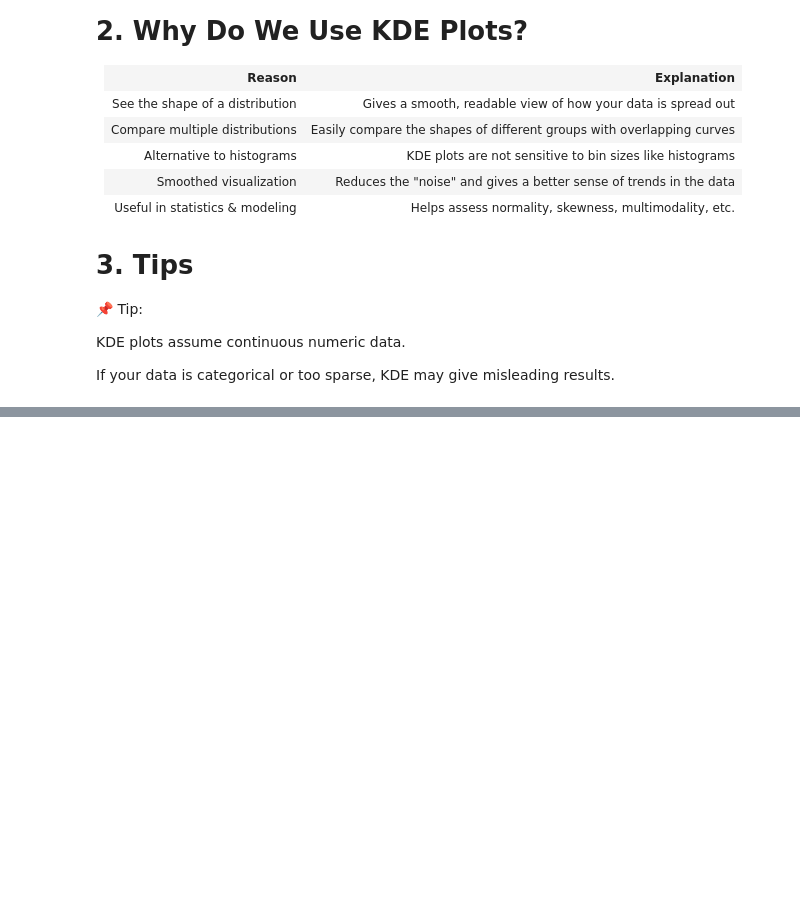
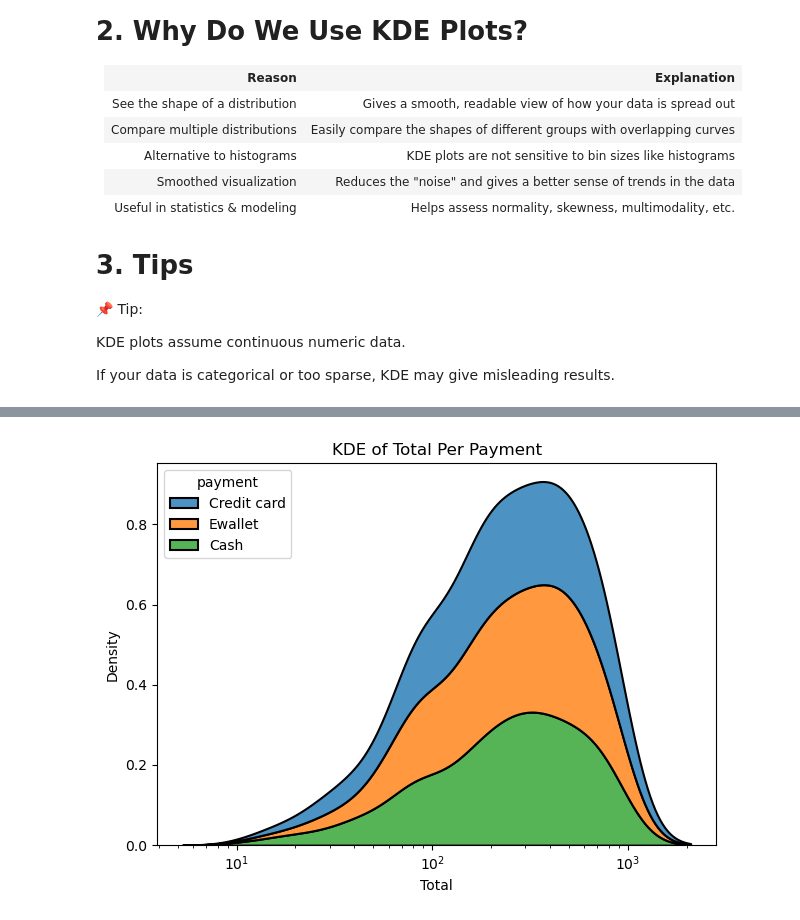
Before and after one commit to UstubecEmre/MatplotlibandSeabornFundamentals, a Jupyter notebook: kde_in_seaborn.ipynb, the cells around one changed output, grey strips where cells are left out. Saved outputs shown, nothing was run; the diff lists cells and outputs as text; code cells hidden in the pictures; blank space fills up the shorter version.

```diff
--- a/kde_in_seaborn.ipynb
+++ b/kde_in_seaborn.ipynb
@@ -44,0 +105,10 @@ If your data is categorical or too sparse, KDE may give misleading results.
+# %%
+# log_scale = True attribute
+sns.kdeplot(data = df, x = "total", hue = "payment", log_scale= True, linewidth = 1.5, multiple= "stack", alpha = .8)
+plt.title("KDE of Total Per Payment")
+plt.xlabel("Total")
+plt.ylabel("Density")
+plt.tight_layout()
+plt.show()
+# %% [output]
+[figure, added]
```
Also changed, not shown: parts of 7 cells of this notebook.
